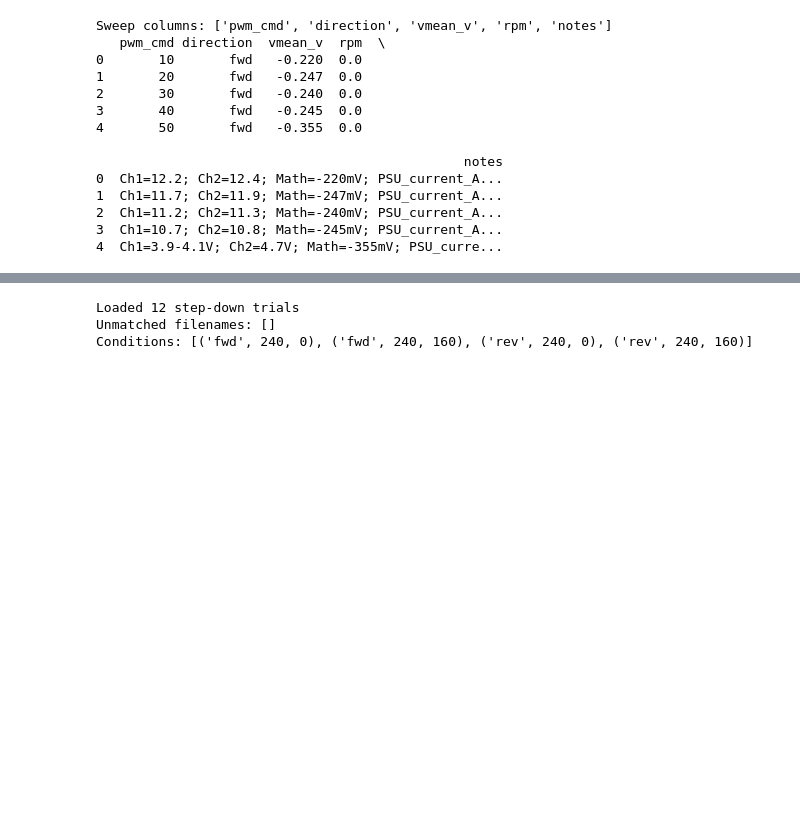
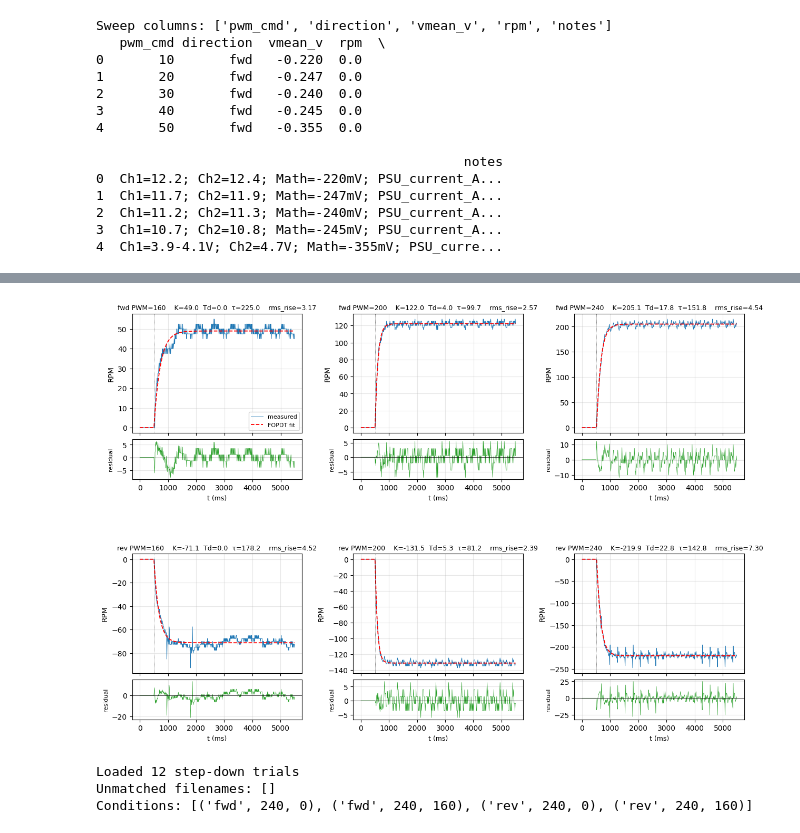
Before and after one commit to Piyushiitk24/System_Identification_DC_Motor, a Jupyter notebook: notebooks/03_step_responses.ipynb, the cells around one changed output, grey strips where cells are left out. Cells and saved outputs as stored; diff of their text form; code cells hidden in the pictures; blank space fills up the shorter version.

```diff
--- a/notebooks/03_step_responses.ipynb
+++ b/notebooks/03_step_responses.ipynb
@@ -192,0 +267,19 @@ Fits succeeded: 18 of 18
+# %%
+fit_records = []
+for (direction, pwm, run), df in trials.items():
+    fit = fit_fopdt(df)
+    rec = {"direction": direction, "pwm": pwm, "run": run}
+    if fit is None:
+        rec.update({"K_ss": np.nan, "Td_ms": np.nan, "tau_ms": np.nan, "fit_ok": False})
+    else:
+        rec.update({"K_ss": fit["K_ss"], "Td_ms": fit["Td_ms"],
+                    "tau_ms": fit["tau_ms"], "fit_ok": True})
+    fit_records.append(rec)
+
+fits_df = (pd.DataFrame(fit_records)
+             .sort_values(["direction", "pwm", "run"])
+             .reset_index(drop=True))
+
+print(f"Successful fits: {fits_df['fit_ok'].sum()} / {len(fits_df)}")
+print()
+print(fits_df.to_string(index=False))
@@ -420 +488,44 @@ Saved /Users/piyush/code/System_Identification_DC_Motor/figures/08_fopdt_curvefi
+# %%
+fig = plt.figure(figsize=(15, 10))
+outer_gs = fig.add_gridspec(2, 3, hspace=0.45, wspace=0.3)
+
+for i, direction in enumerate(["fwd", "rev"]):
+    for j, pwm in enumerate([160, 200, 240]):
+        inner = outer_gs[i, j].subgridspec(2, 1, height_ratios=[3, 1], hspace=0.08)
+        ax_top = fig.add_subplot(inner[0])
+        ax_bot = fig.add_subplot(inner[1], sharex=ax_top)
+
+        df = trials[(direction, pwm, 1)]
+        f  = fit_fopdt_curve(df)
+        t  = df["t_ms"].values
+        r  = df["rpm"].values
+
+        ax_top.plot(t, r, lw=0.7, color="C0", label="measured")
+        if f["fit_ok"]:
+            curve = fopdt_model(t, f["K_ss"], f["Td_ms"], f["tau_ms"])
+            ax_top.plot(t, curve, "r--", lw=1.3, label="FOPDT fit")
+            ax_bot.plot(t, r - curve, lw=0.5, color="C2")
+            ax_bot.axhline(0, color="k", lw=0.5)
+            ax_top.set_title(
+                f"{direction} PWM={pwm}    "
+                f"K={f['K_ss']:.1f}  Td={f['Td_ms']:.1f}  τ={f['tau_ms']:.1f}    "
+                f"rms_rise={f['rms_rise']:.2f}",
+                fontsize=9,
+            )
+
+        ax_top.axvline(STEP_START_MS, color="k", ls=":", lw=0.5)
+        ax_top.set_ylabel("RPM")
+        ax_top.grid(True, alpha=0.3)
+        ax_top.tick_params(labelbottom=False)
+        if i == 0 and j == 0:
+            ax_top.legend(loc="lower right", fontsize=8)
+
+        ax_bot.set_ylabel("residual", fontsize=8)
+        ax_bot.set_xlabel("t (ms)", fontsize=9)
+        ax_bot.grid(True, alpha=0.3)
+
+plt.savefig(REPO_ROOT / "figures" / "08_fopdt_curvefit_residuals.png", dpi=140)
+plt.show()
+# %% [output]
+[figure, added]
 # %%
```
Also changed, not shown: parts of 28 cells of this notebook, 2 other files.
